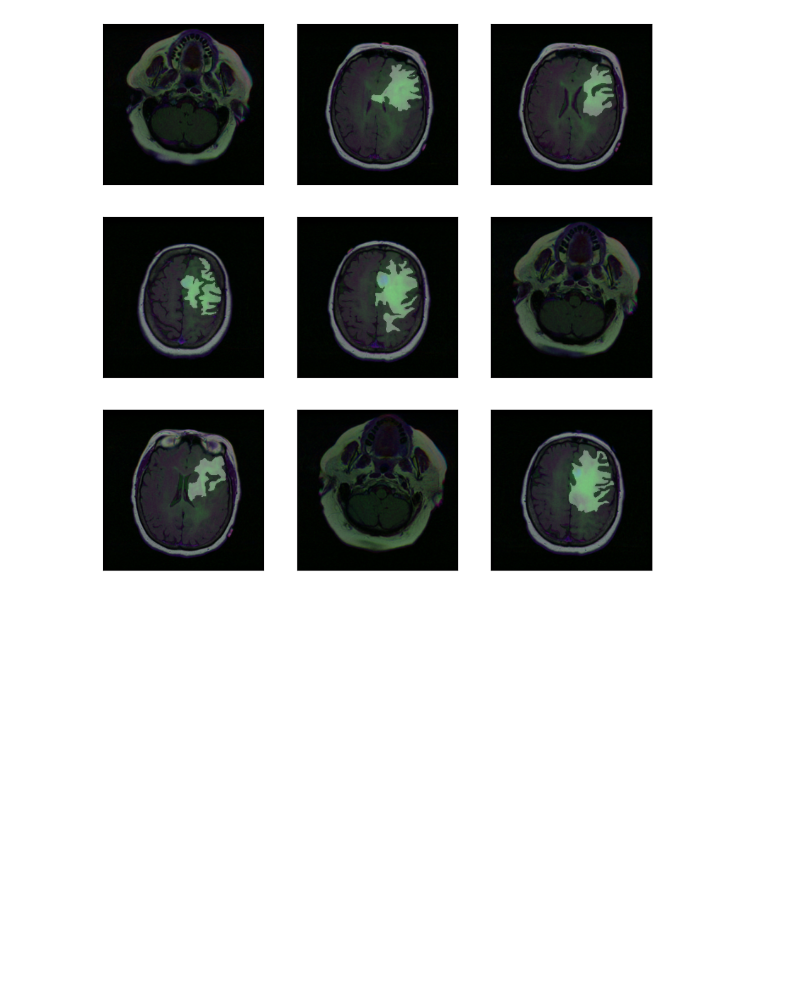
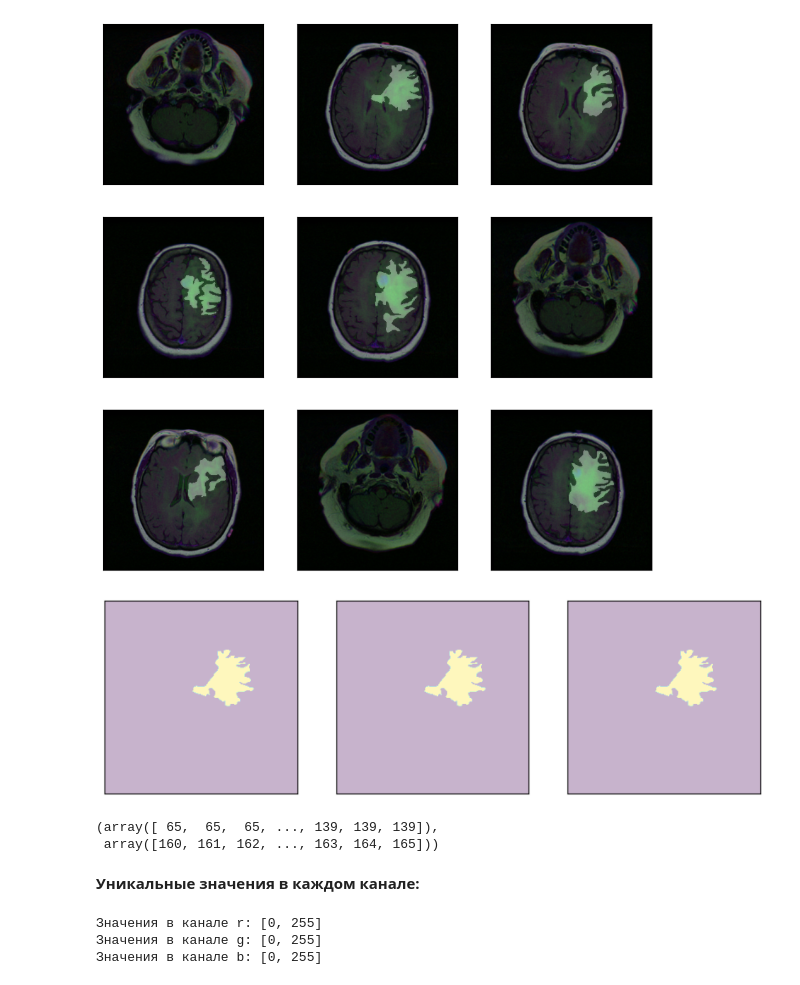
Before and after one commit to kraken114/Kaggle, a Jupyter notebook: Brains.ipynb, the cells around one changed output. Saved outputs shown, nothing was run; the diff lists cells and outputs as text; code cells hidden in the pictures; blank space fills up the shorter version.

```diff
--- a/Brains.ipynb
+++ b/Brains.ipynb
@@ -97,3 +105,43 @@ for i in range(1,rows*cols+1):
 plt.show()
 # %% [output]
 [figure]
+# %%
+#Lets plot some samples
+rows,cols=1,3
+fig=plt.figure(figsize=(10,10))
+for i in np.arange(1,4):
+    fig.add_subplot(rows,cols,i)
+    msk_path=mask_files[2]
+    msk=cv2.imread(msk_path)
+    plt.imshow(msk.transpose(-1,0,1)[i-1],alpha=0.3)
+    plt.xticks([]), plt.yticks([])
+plt.show()
+# %% [output]
+[figure, added]
+# %%
+# читаем картинку маски, 4меняем каналы местасми на (3,250,250),
+an = cv2.imread(mask_files[2], 1).transpose(2,0,1)#/255
+r,g,b = an
+
+# координаты пикселей маски
+nzs = np.nonzero(r)#(r==255)
+instances = np.unique(g[nzs])
+nzs
+# %% [output]
+(array([ 65,  65,  65, ..., 139, 139, 139]),
+ array([160, 161, 162, ..., 163, 164, 165]))
+# %% [markdown]
+**Уникальные значения в каждом канале:**
+# %%
+lst = []
+for _ in [0,1,2]:
+    k = r,g,b
+    h = 'rgb'
+    for i in k[_]:
+        for j in i:
+            if j not in lst: lst.append(j)
+    print(f'Значения в канале {h[_]}: {lst}')
+# %% [output]
+Значения в канале r: [0, 255]
+Значения в канале g: [0, 255]
+Значения в канале b: [0, 255]
```
Also changed, not shown: parts of 3 cells of this notebook.
